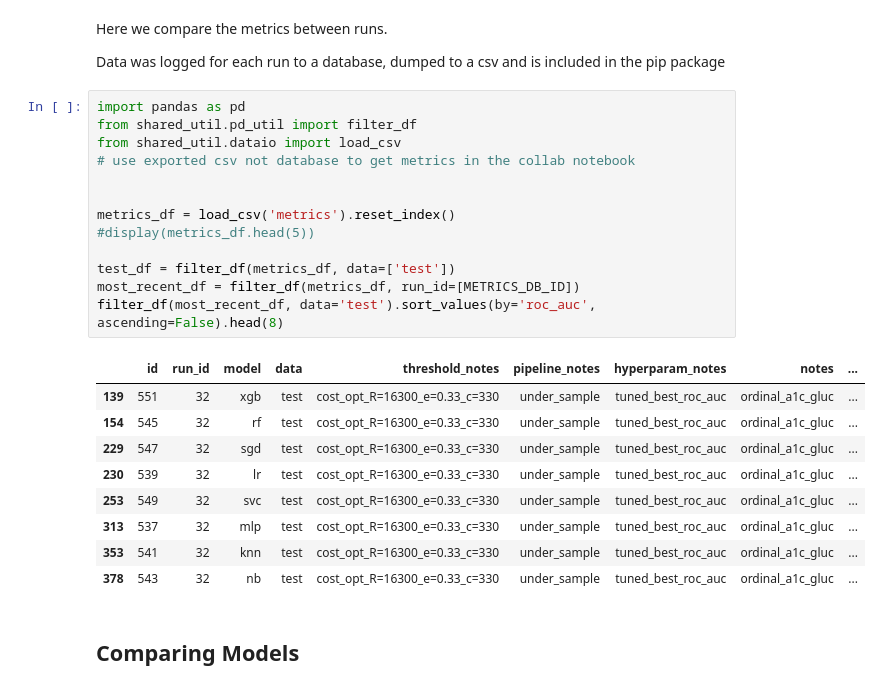
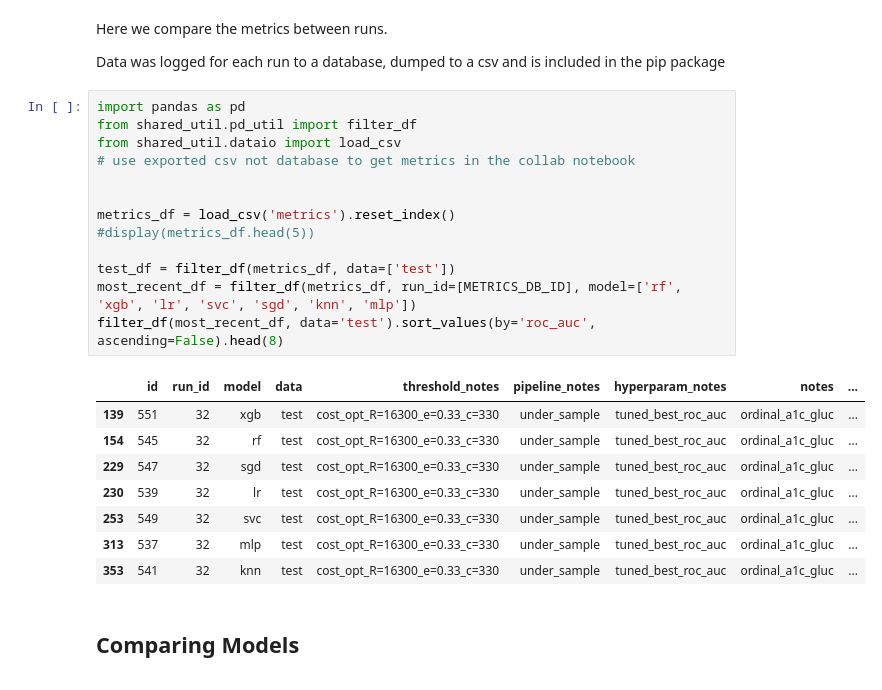
Before and after one commit to meaton96/Eaton_633_Project, a Jupyter notebook: notebooks/Version3.ipynb, the cells around one changed output. Cells and saved outputs as stored; diff of their text form.

```diff
--- a/notebooks/Version2.ipynb
+++ b/notebooks/Version3.ipynb
@@ -2207,26 +2159,25 @@ Data was logged for each run to a database, dumped to a csv and is included in t
 # %%
 import pandas as pd
 from shared_util.pd_util import filter_df
 from shared_util.dataio import load_csv
 # use exported csv not database to get metrics in the collab notebook
 
 
 metrics_df = load_csv('metrics').reset_index()
 #display(metrics_df.head(5))
 
 test_df = filter_df(metrics_df, data=['test'])
-most_recent_df = filter_df(metrics_df, run_id=[METRICS_DB_ID])
+most_recent_df = filter_df(metrics_df, run_id=[METRICS_DB_ID], model=['rf', 'xgb', 'lr', 'svc', 'sgd', 'knn', 'mlp'])
 filter_df(most_recent_df, data='test').sort_values(by='roc_auc', ascending=False).head(8)
 # %% [output]
 |  | id | run_id | model | data | threshold_notes | pipeline_notes | hyperparam_notes | notes | ... |
 | 139 | 551 | 32 | xgb | test | cost_opt_R=16300_e=0.33_c=330 | under_sample | tuned_best_roc_auc | ordinal_a1c_gluc | ... |
 | 154 | 545 | 32 | rf | test | cost_opt_R=16300_e=0.33_c=330 | under_sample | tuned_best_roc_auc | ordinal_a1c_gluc | ... |
 | 229 | 547 | 32 | sgd | test | cost_opt_R=16300_e=0.33_c=330 | under_sample | tuned_best_roc_auc | ordinal_a1c_gluc | ... |
 | 230 | 539 | 32 | lr | test | cost_opt_R=16300_e=0.33_c=330 | under_sample | tuned_best_roc_auc | ordinal_a1c_gluc | ... |
 | 253 | 549 | 32 | svc | test | cost_opt_R=16300_e=0.33_c=330 | under_sample | tuned_best_roc_auc | ordinal_a1c_gluc | ... |
 | 313 | 537 | 32 | mlp | test | cost_opt_R=16300_e=0.33_c=330 | under_sample | tuned_best_roc_auc | ordinal_a1c_gluc | ... |
 | 353 | 541 | 32 | knn | test | cost_opt_R=16300_e=0.33_c=330 | under_sample | tuned_best_roc_auc | ordinal_a1c_gluc | ... |
-| 378 | 543 | 32 | nb | test | cost_opt_R=16300_e=0.33_c=330 | under_sample | tuned_best_roc_auc | ordinal_a1c_gluc | ... |
 # %% [markdown]
 ## Comparing Models
 # %%
```
Also changed, not shown: parts of 24 cells of this notebook.
